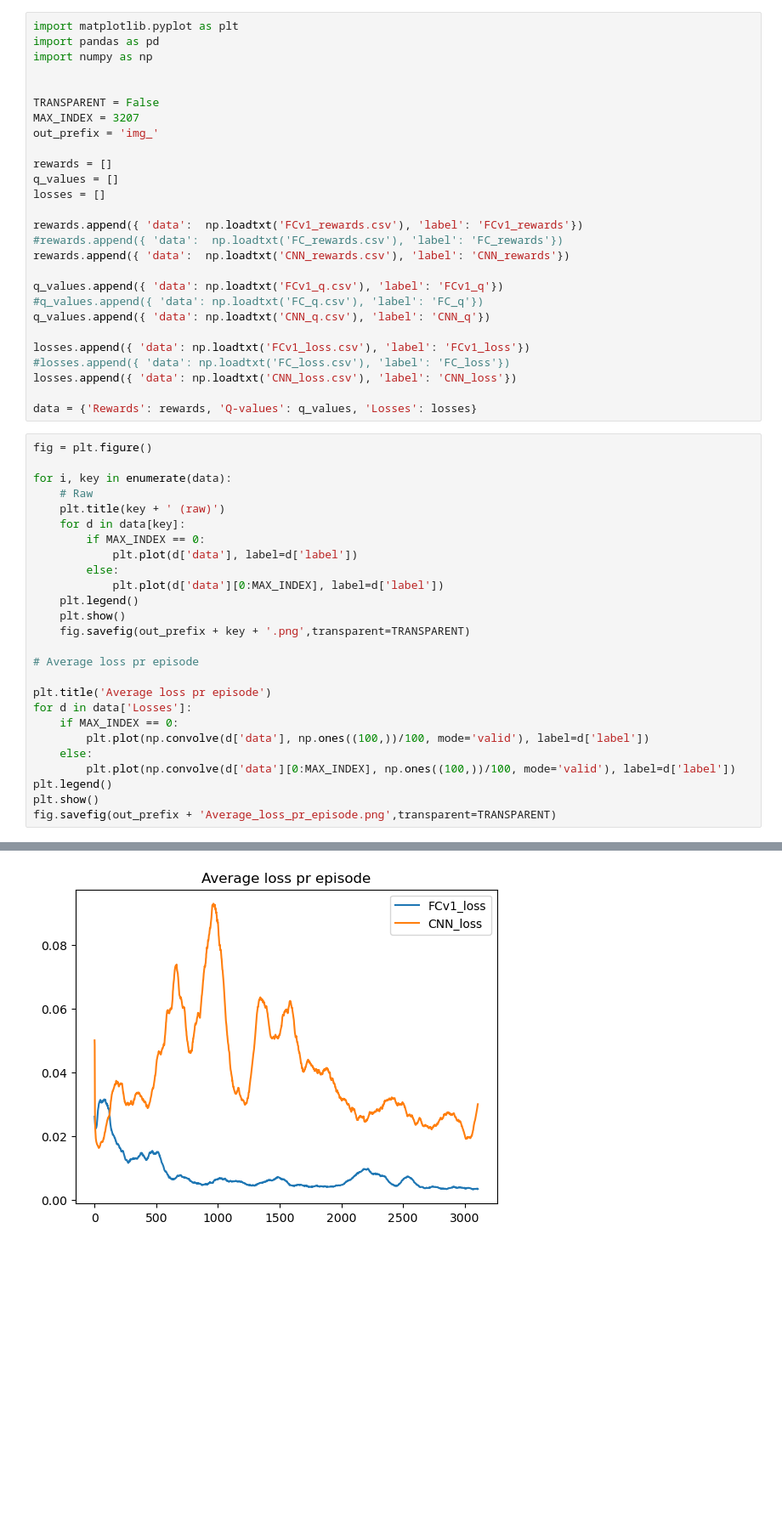
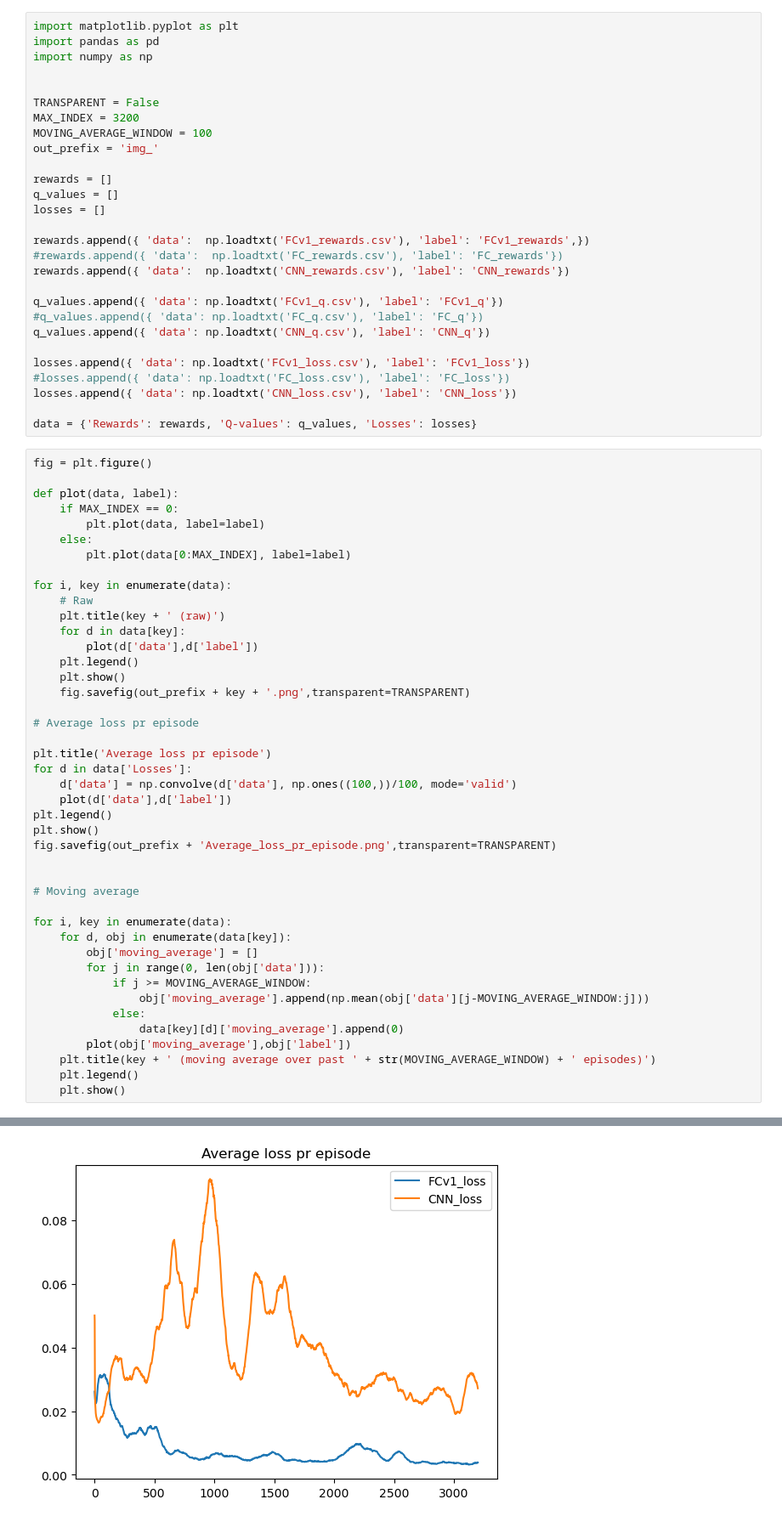
Before and after one commit to MaltheT/dl-project-grp21, a Jupyter notebook: src/plotter.ipynb, the cells around one changed output, grey strips where cells are left out. Shown at 85% size. Drawn from its saved outputs; the diff is of its cells as text; blank space fills up the shorter version.

```diff
--- a/src/plotter.ipynb
+++ b/src/plotter.ipynb
@@ -5,14 +5,15 @@ import numpy as np
 
 
 TRANSPARENT = False
-MAX_INDEX = 3207
+MAX_INDEX = 3200
+MOVING_AVERAGE_WINDOW = 100
 out_prefix = 'img_'
 
 rewards = []
 q_values = []
 losses = []
 
-rewards.append({ 'data':  np.loadtxt('FCv1_rewards.csv'), 'label': 'FCv1_rewards'})
+rewards.append({ 'data':  np.loadtxt('FCv1_rewards.csv'), 'label': 'FCv1_rewards',})
 #rewards.append({ 'data':  np.loadtxt('FC_rewards.csv'), 'label': 'FC_rewards'})
 rewards.append({ 'data':  np.loadtxt('CNN_rewards.csv'), 'label': 'CNN_rewards'})
 
@@ -27,15 +28,18 @@ losses.append({ 'data': np.loadtxt('CNN_loss.csv'), 'label': 'CNN_loss'})
 data = {'Rewards': rewards, 'Q-values': q_values, 'Losses': losses}
 # %%
 fig = plt.figure()
+
+def plot(data, label):
+    if MAX_INDEX == 0:
+        plt.plot(data, label=label)
+    else:
+        plt.plot(data[0:MAX_INDEX], label=label)
 
 for i, key in enumerate(data):
     # Raw
     plt.title(key + ' (raw)')
     for d in data[key]:
-        if MAX_INDEX == 0:
-            plt.plot(d['data'], label=d['label'])
-        else:
-            plt.plot(d['data'][0:MAX_INDEX], label=d['label'])
+        plot(d['data'],d['label'])
     plt.legend()
     plt.show()
     fig.savefig(out_prefix + key + '.png',transparent=TRANSPARENT)
@@ -44,11 +48,25 @@ for i, key in enumerate(data):
 
 plt.title('Average loss pr episode')
 for d in data['Losses']:
-    if MAX_INDEX == 0:
-        plt.plot(np.convolve(d['data'], np.ones((100,))/100, mode='valid'), label=d['label'])
-    else:
-        plt.plot(np.convolve(d['data'][0:MAX_INDEX], np.ones((100,))/100, mode='valid'), label=d['label'])
+    d['data'] = np.convolve(d['data'], np.ones((100,))/100, mode='valid')
+    plot(d['data'],d['label'])
 plt.legend()
 plt.show()
 fig.savefig(out_prefix + 'Average_loss_pr_episode.png',transparent=TRANSPARENT)
+
+
+# Moving average
+
+for i, key in enumerate(data):
+    for d, obj in enumerate(data[key]):
+        obj['moving_average'] = []
+        for j in range(0, len(obj['data'])):
+            if j >= MOVING_AVERAGE_WINDOW:
+                obj['moving_average'].append(np.mean(obj['data'][j-MOVING_AVERAGE_WINDOW:j]))
+            else:
+                data[key][d]['moving_average'].append(0)
+        plot(obj['moving_average'],obj['label'])
+    plt.title(key + ' (moving average over past ' + str(MOVING_AVERAGE_WINDOW) + ' episodes)')
+    plt.legend()
+    plt.show()
 # %% [output]
@@ -56,3 +74,3 @@ fig.savefig(out_prefix + 'Average_loss_pr_episode.png',transparent=TRANSPARENT)
 [figure]
 [figure]
-[figure, old version]
+[figure, new version]
```
Also changed, not shown: parts of 1 cell of this notebook.
